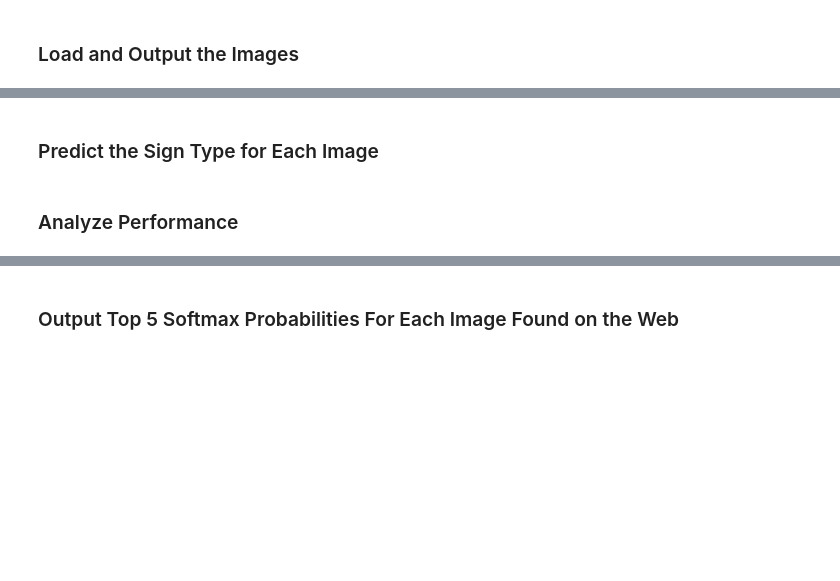
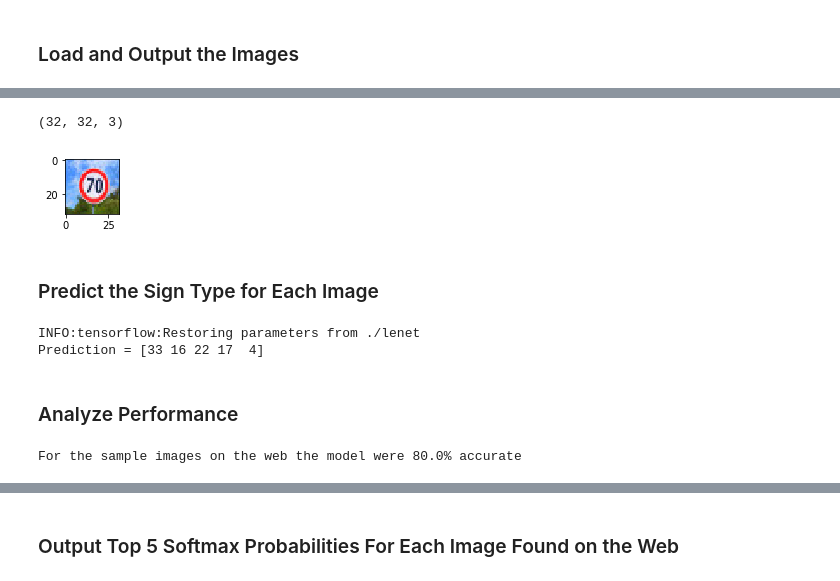
Before and after one commit to daltimira/Traffic-Sign-Classifier, a Jupyter notebook: Traffic_Sign_Classifier.ipynb, the cells around one changed output, grey strips where cells are left out. Drawn from its saved outputs; the diff is of its cells as text; code cells hidden in the pictures; blank space fills up the shorter version.

```diff
--- a/Traffic_Sign_Classifier.ipynb
+++ b/Traffic_Sign_Classifier.ipynb
@@ -649,2 +691,15 @@ You may find `signnames.csv` useful as it contains mappings from the class id (i
+# %%
+from matplotlib.image import imread
+
+img5 = imread('./data/newImages/speedlimits.jpeg')
+plt.figure(figsize=(1,1))
+plt.imshow(img5.squeeze(), cmap="gray")
+print(img5.shape)
+
+img5 = rgb2gray(img5)
+img5 = normalize_grayscale(img5)
+# %% [output]
+(32, 32, 3)
+[figure, added]
 # %% [markdown]
 ### Predict the Sign Type for Each Image
@@ -652,8 +720,31 @@ You may find `signnames.csv` useful as it contains mappings from the class id (i
 ### Run the predictions here and use the model to output the prediction for each image.
 ### Make sure to pre-process the images with the same pre-processing pipeline used earlier.
 ### Feel free to use as many code cells as needed.
+
+with tf.Session() as sess:
+    X = np.ndarray(shape=(5,32,32,1), dtype=float)
+    X[0] = img1.reshape(32,32,1)
+    X[1] = img2.reshape(32,32,1)
+    X[2] = img3.reshape(32,32,1)
+    X[3] = img4.reshape(32,32,1)
+    X[4] = img5.reshape(32,32,1)
+
+    saver.restore(sess, tf.train.latest_checkpoint('.'))
+    pred = predict(X)
+    print("Prediction = {}".format(pred))
+# %% [output]
+INFO:tensorflow:Restoring parameters from ./lenet
+Prediction = [33 16 22 17  4]
 # %% [markdown]
 ### Analyze Performance
 # %%
 ### Calculate the accuracy for these 5 new images.
 ### For example, if the model predicted 1 out of 5 signs correctly, it's 20% accurate on these new images.
+expectedPrediction = [33, 14, 22, 17, 4]
+numCorrectPredictions = 0
+for iPred in range(0, 5):
+    if expectedPrediction[iPred] == pred[iPred]:
+        numCorrectPredictions += 1
+print("For the sample images on the web the model were {}% accurate".format(100*numCorrectPredictions/5.0))
+# %% [output]
+For the sample images on the web the model were 80.0% accurate
```
Also changed, not shown: parts of 8 cells of this notebook.
